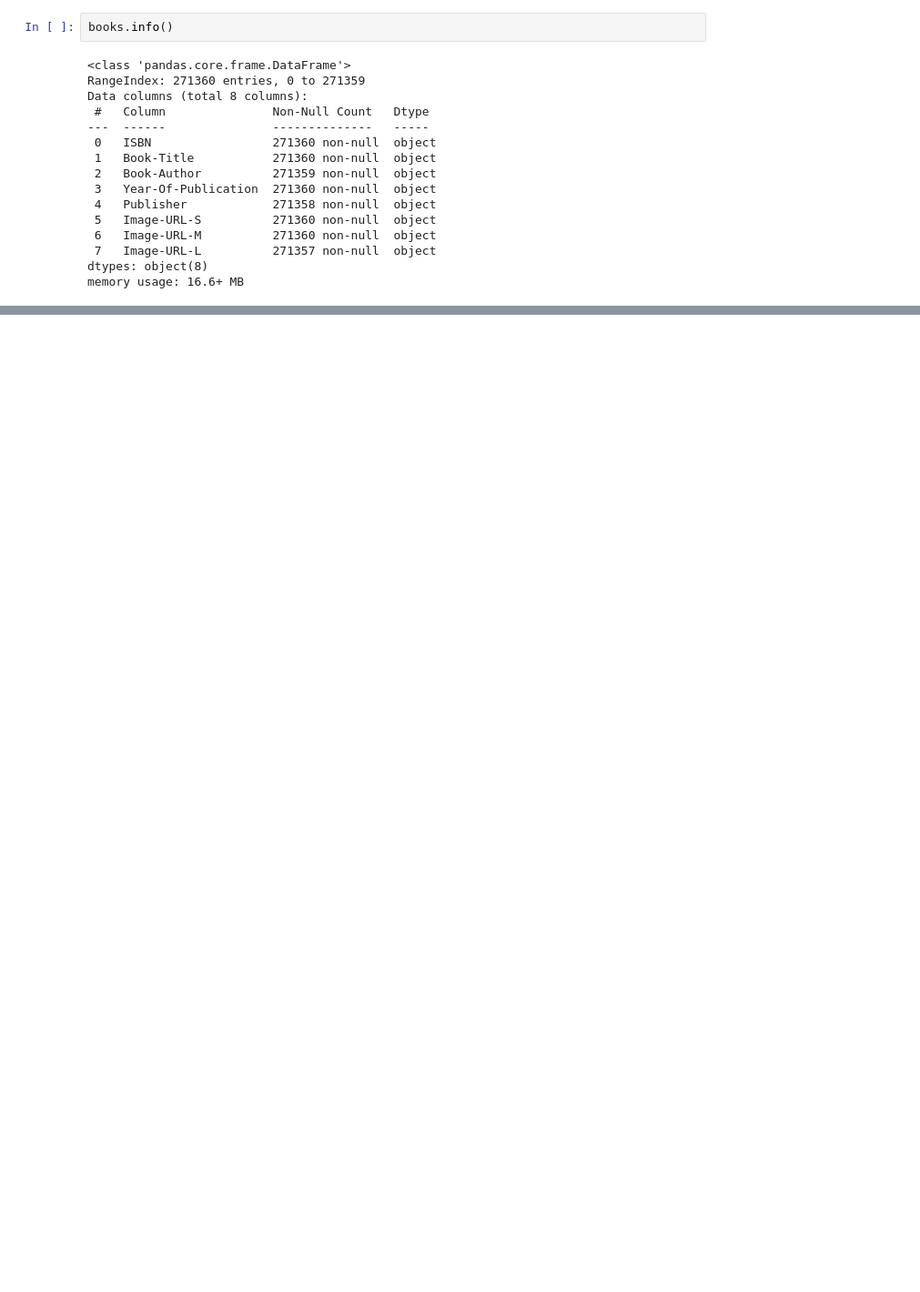
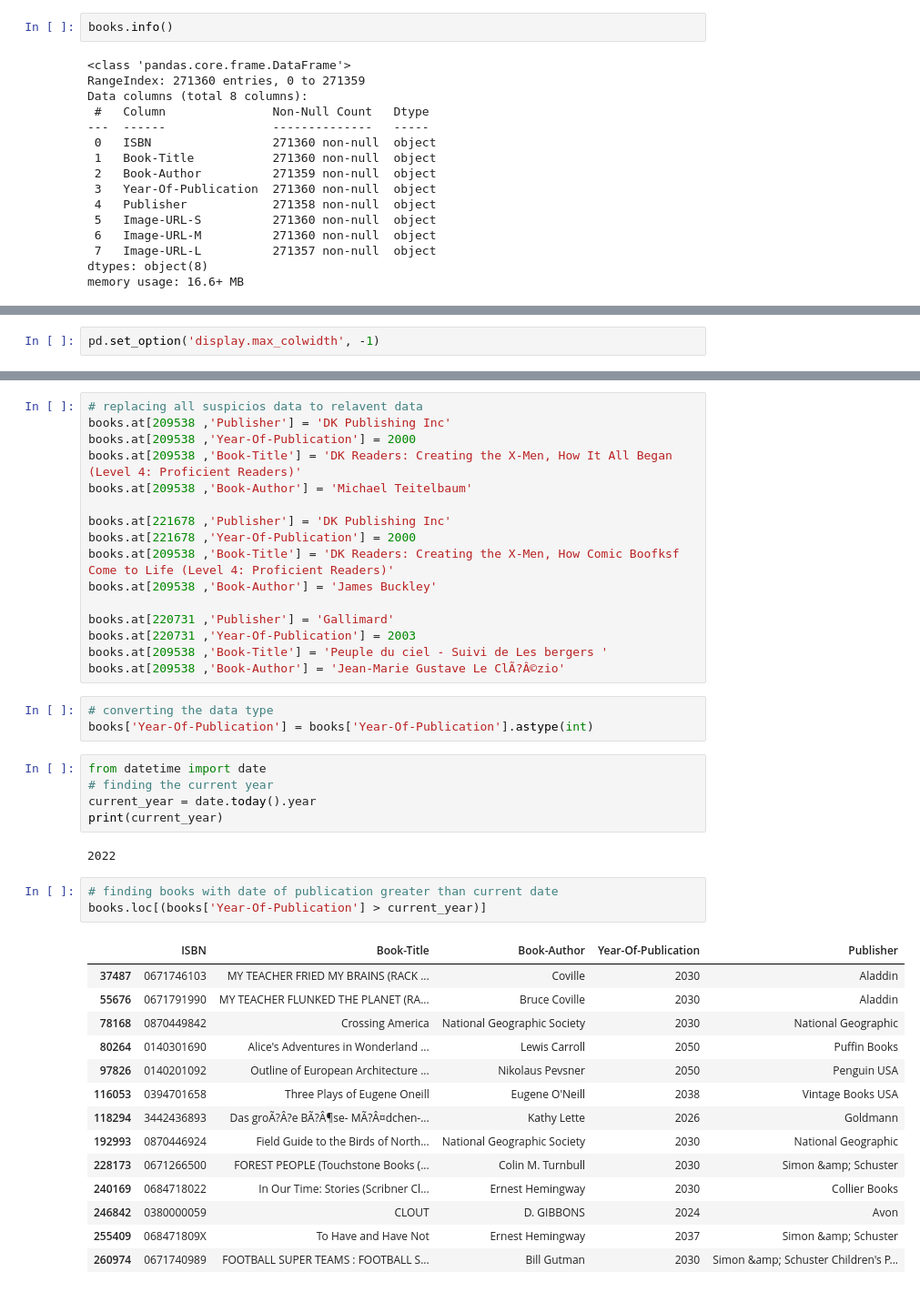
Before and after one commit to Akramkhan01/-Book-Recommendation-System, a Jupyter notebook: Book_Recommendation_System.ipynb, the cells around one changed output, grey strips where cells are left out. Shown at 91% size. Cells and saved outputs as stored; diff of their text form; blank space fills up the shorter version.

Commit message:
Completed Pre Processing on Books Data

```diff
--- a/Book_Recommendation_System.ipynb
+++ b/Book_Recommendation_System.ipynb
@@ -110,0 +174,2 @@ dtype: int64
+# %%
+pd.set_option('display.max_colwidth', -1)
@@ -110,0 +238,44 @@ dtype: int64
+# %%
+# replacing all suspicios data to relavent data
+books.at[209538 ,'Publisher'] = 'DK Publishing Inc'
+books.at[209538 ,'Year-Of-Publication'] = 2000
+books.at[209538 ,'Book-Title'] = 'DK Readers: Creating the X-Men, How It All Began (Level 4: Proficient Readers)'
+books.at[209538 ,'Book-Author'] = 'Michael Teitelbaum'
+
+books.at[221678 ,'Publisher'] = 'DK Publishing Inc'
+books.at[221678 ,'Year-Of-Publication'] = 2000
+books.at[209538 ,'Book-Title'] = 'DK Readers: Creating the X-Men, How Comic Boofksf Come to Life (Level 4: Proficient Readers)'
+books.at[209538 ,'Book-Author'] = 'James Buckley'
+
+books.at[220731 ,'Publisher'] = 'Gallimard'
+books.at[220731 ,'Year-Of-Publication'] = 2003
+books.at[209538 ,'Book-Title'] = 'Peuple du ciel - Suivi de Les bergers '
+books.at[209538 ,'Book-Author'] = 'Jean-Marie Gustave Le ClÃ?Â©zio'
+# %%
+# converting the data type
+books['Year-Of-Publication'] = books['Year-Of-Publication'].astype(int)
+# %%
+from datetime import date
+# finding the current year
+current_year = date.today().year
+print(current_year)
+# %% [output]
+2022
+# %%
+# finding books with date of publication greater than current date
+books.loc[(books['Year-Of-Publication'] > current_year)]
+# %% [output]
+|  | ISBN | Book-Title | Book-Author | Year-Of-Publication | Publisher |
+| 37487 | 0671746103 | MY TEACHER FRIED MY BRAINS (RACK ... | Coville | 2030 | Aladdin |
+| 55676 | 0671791990 | MY TEACHER FLUNKED THE PLANET (RA... | Bruce Coville | 2030 | Aladdin |
+| 78168 | 0870449842 | Crossing America | National Geographic Society | 2030 | National Geographic |
+| 80264 | 0140301690 | Alice's Adventures in Wonderland ... | Lewis Carroll | 2050 | Puffin Books |
+| 97826 | 0140201092 | Outline of European Architecture ... | Nikolaus Pevsner | 2050 | Penguin USA |
+| 116053 | 0394701658 | Three Plays of Eugene Oneill | Eugene O'Neill | 2038 | Vintage Books USA |
+| 118294 | 3442436893 | Das groÃ?Â?e BÃ?Â¶se- MÃ?Â¤dchen-... | Kathy Lette | 2026 | Goldmann |
+| 192993 | 0870446924 | Field Guide to the Birds of North... | National Geographic Society | 2030 | National Geographic |
+| 228173 | 0671266500 | FOREST PEOPLE (Touchstone Books (... | Colin M. Turnbull | 2030 | Simon &amp; Schuster |
+| 240169 | 0684718022 | In Our Time: Stories (Scribner Cl... | Ernest Hemingway | 2030 | Collier Books |
+| 246842 | 0380000059 | CLOUT | D. GIBBONS | 2024 | Avon |
+| 255409 | 068471809X | To Have and Have Not | Ernest Hemingway | 2037 | Simon &amp; Schuster |
+| 260974 | 0671740989 | FOOTBALL SUPER TEAMS : FOOTBALL S... | Bill Gutman | 2030 | Simon &amp; Schuster Children's P... |
```
Also changed, not shown: parts of 22 cells of this notebook.
